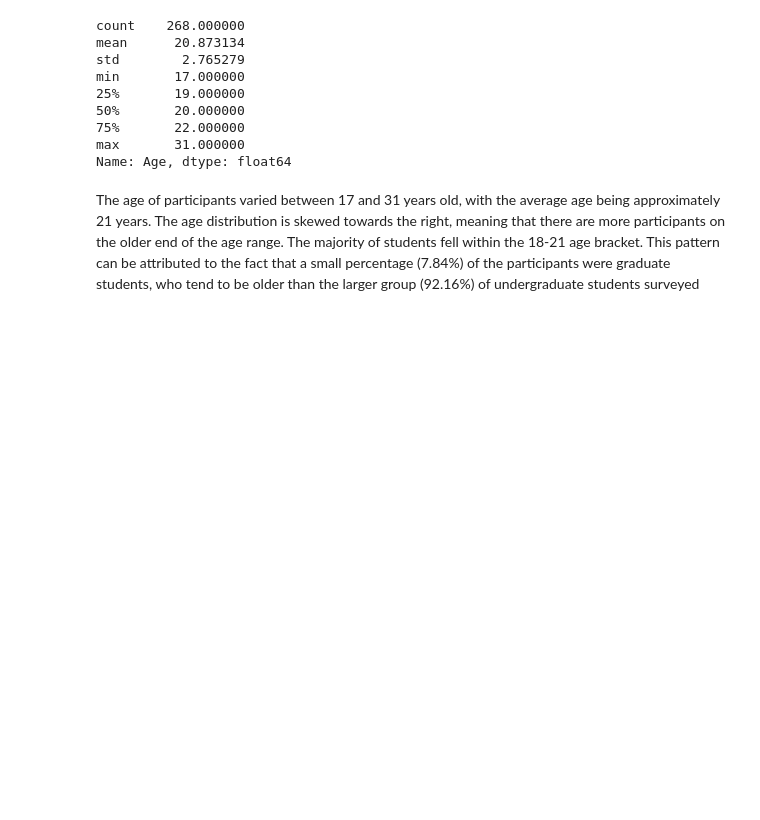
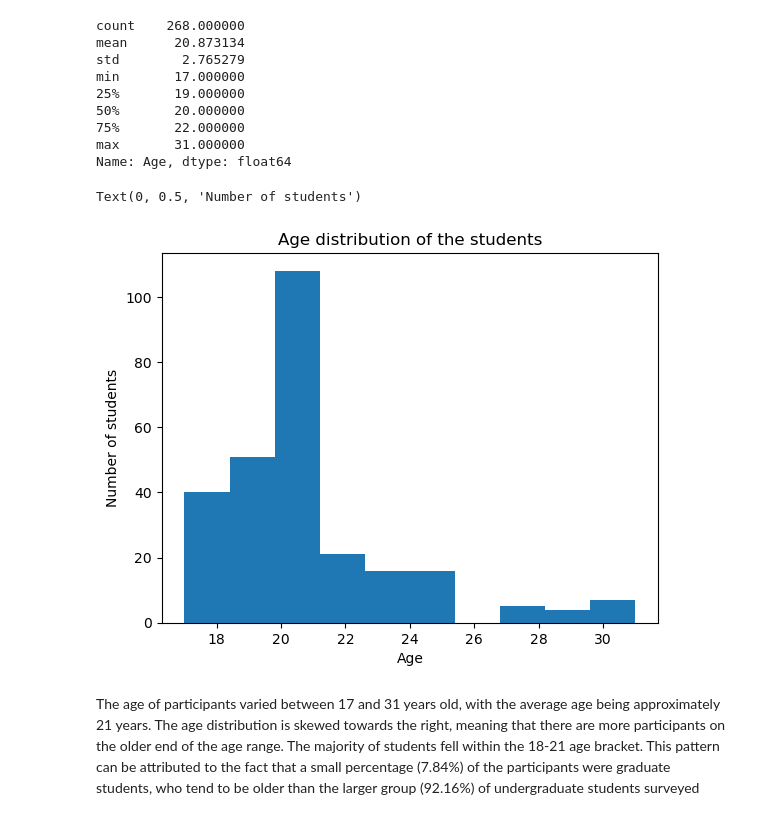
Before and after one commit to littlexflower/student-mental-health, a Jupyter notebook: notebook.ipynb, the cells around one changed output. Saved outputs shown, nothing was run; the diff lists cells and outputs as text; code cells hidden in the pictures; blank space fills up the shorter version.

```diff
--- a/notebook.ipynb
+++ b/notebook.ipynb
@@ -123,14 +122,14 @@ min       17.000000
 max       31.000000
 Name: Age, dtype: float64
 # %%
-# Build a histogram of the Age column
-fig = px.histogram(
-    data_frame=students,
-    x='Age',
-    color='Academic',
-    title='Age distribution of the students'
-)
-fig
+# Build a histogram of the Age column, with title and labels
+plt.hist(students['Age'])
+plt.title('Age distribution of the students')
+plt.xlabel('Age')
+plt.ylabel('Number of students')
+# %% [output]
+Text(0, 0.5, 'Number of students')
+[figure, added]
 # %% [markdown]
 The age of participants varied between 17 and 31 years old, with the average age being approximately 21 years. The age distribution is skewed towards the right, meaning that there are more participants on the older end of the age range. The majority of students fell within the 18-21 age bracket. This pattern can be attributed to the fact that a small percentage (7.84%) of the participants were graduate students, who tend to be older than the larger group (92.16%) of undergraduate students surveyed
 # %%
```
Also changed, not shown: parts of 7 cells of this notebook.
